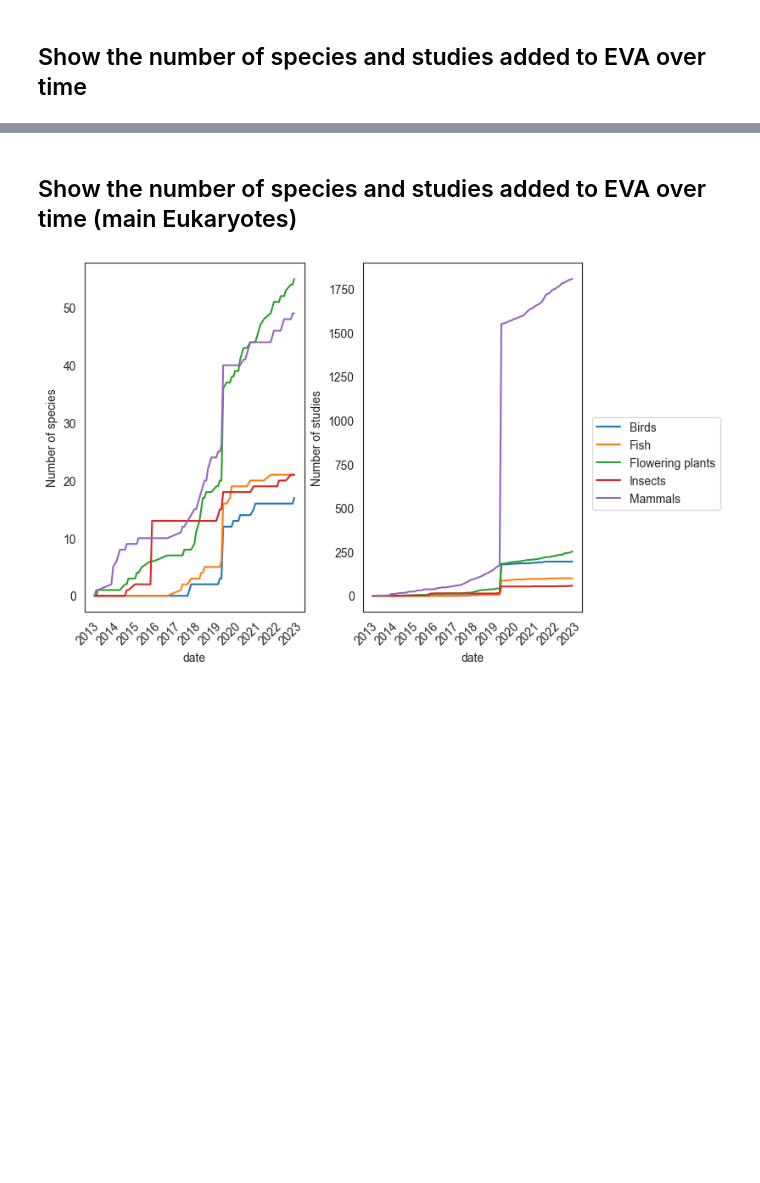
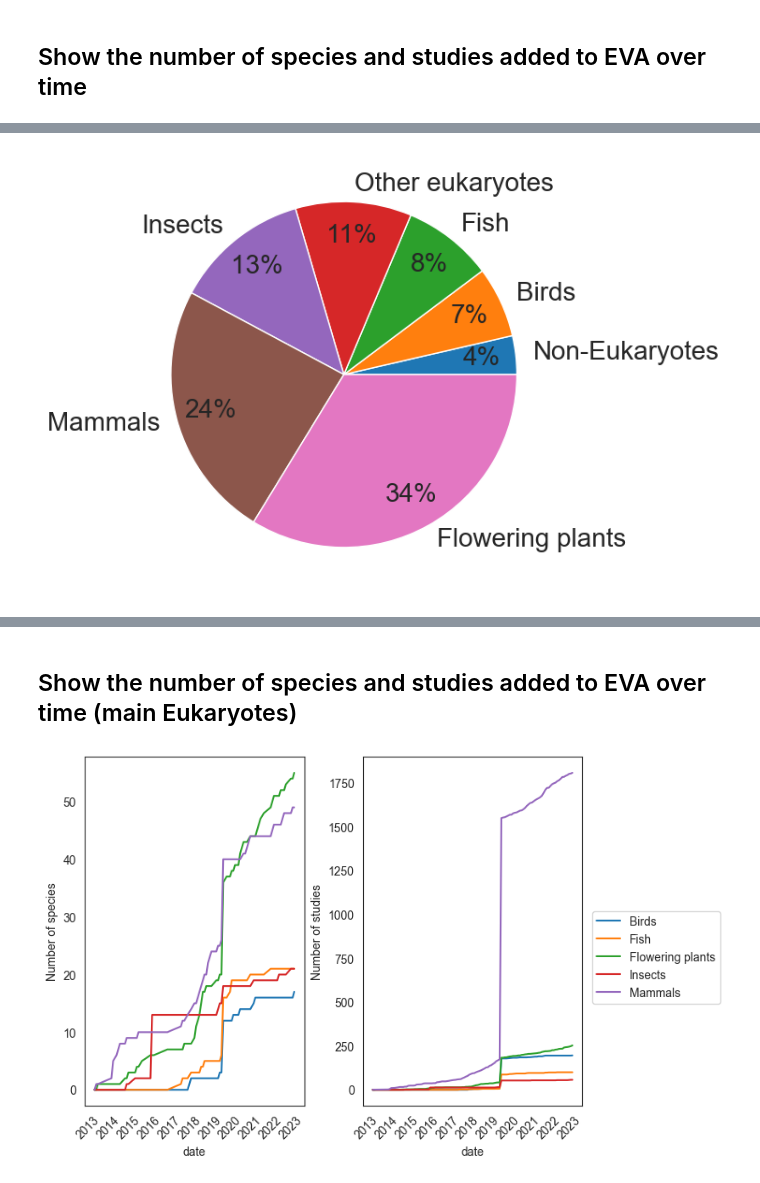
Before and after one commit to tcezard/eva-tasks, a Jupyter notebook: tasks/eva_3205/study_metrics.ipynb, the cells around one changed output, grey strips where cells are left out. Cells and saved outputs as stored; diff of their text form; code cells hidden in the pictures; blank space fills up the shorter version.

```diff
--- a/tasks/eva_3205/study_metrics.ipynb
+++ b/tasks/eva_3205/study_metrics.ipynb
@@ -108,0 +119,9 @@ plot_taxid_and_studies(first_seen_taxid, count_studies)
+# %%
+data=df.groupby(['taxid', 'class']).count().reset_index().groupby(['class'])[['taxid']].count().sort_values(by='taxid').reset_index()
+data
+seaborn.set_style("whitegrid") # Set style for chart
+plt.figure(figsize=(6,6)) # Set figure size
+plt.pie(data['taxid'], labels=data['class'], autopct='%1.0f%%',  pctdistance=.8, textprops={'fontsize': 20}) # Create pie chart
+plt.show() # Show chart
+# %% [output]
+[figure, added]
```
Also changed, not shown: parts of 7 cells of this notebook, 1 other file.
